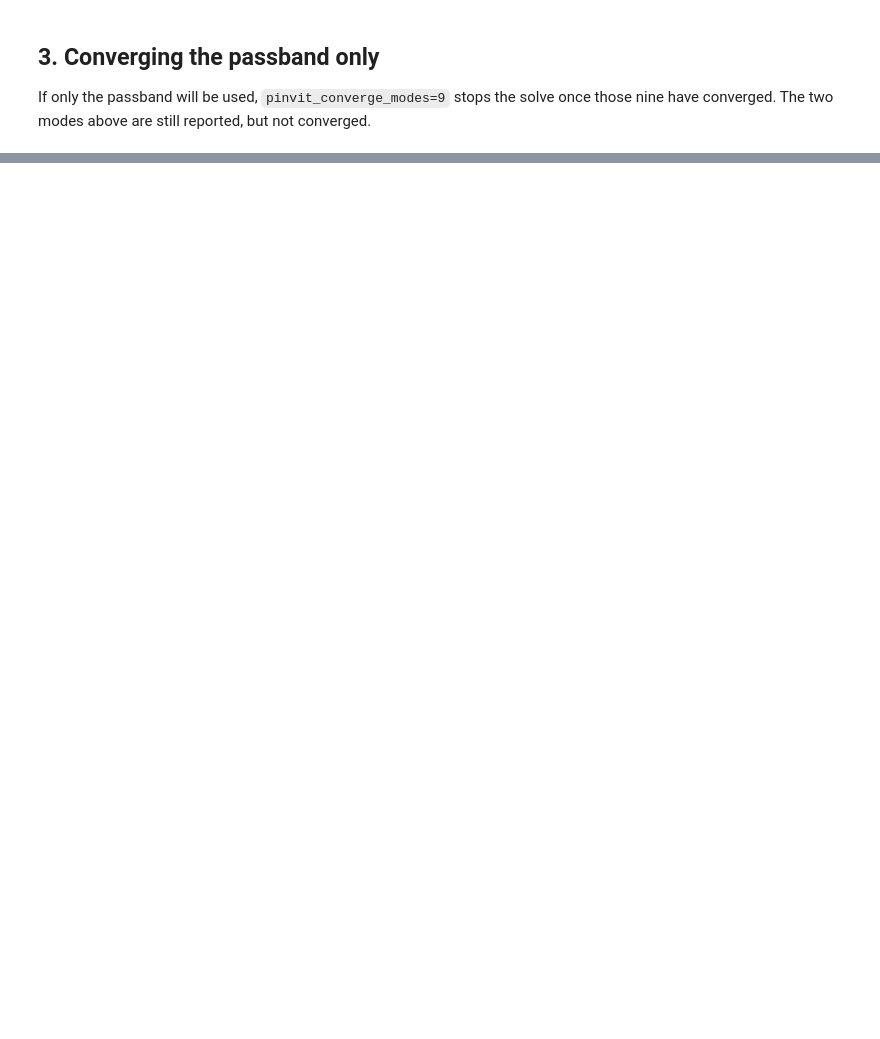
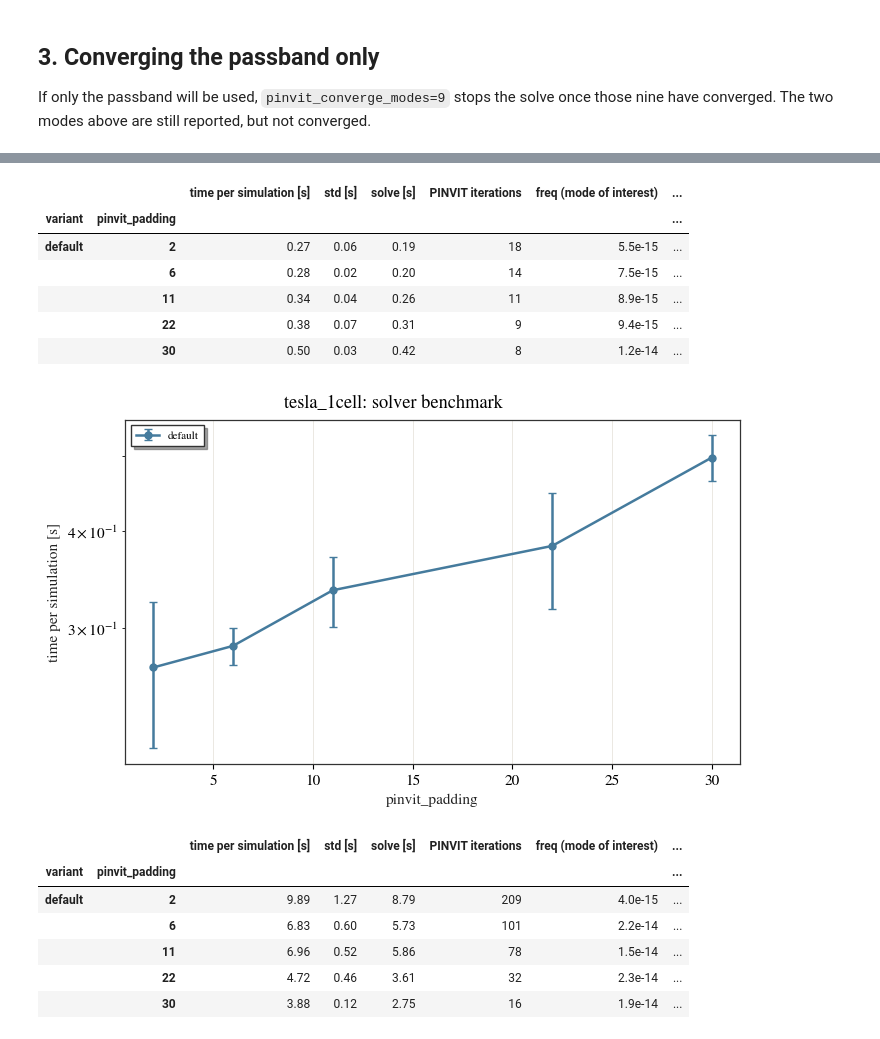
Before and after one commit to Dark-Elektron/cavsim2d, a Jupyter notebook: docs/source/examples/convergence/solver_settings.ipynb, the cells around one changed output, grey strips where cells are left out. Cells and saved outputs as stored; diff of their text form; code cells hidden in the pictures; blank space fills up the shorter version.

```diff
--- a/docs/source/examples/convergence/solver_settings.ipynb
+++ b/docs/source/examples/convergence/solver_settings.ipynb
@@ -174,0 +183,23 @@ the same without reporting them at all.
+# %%
+for cav in (cell, nine):
+    cav.eigenmode.benchmark(sweep={'pinvit_padding': [2, 6, 11, 22, 30]}, n_repeats=5,
+                            eigenmode_config=CONFIG)
+    display(show(cav.eigenmode.benchmark_table()))
+    cav.eigenmode.plot_benchmark(kind='time')
+    plt.show()
+# %% [output]
+|  |  | time per simulation [s] | std [s] | solve [s] | PINVIT iterations | freq (mode of interest) | ... |
+| variant | pinvit_padding |  |  |  |  |  | ... |
+| default | 2 | 0.27 | 0.06 | 0.19 | 18 | 5.5e-15 | ... |
+|  | 6 | 0.28 | 0.02 | 0.20 | 14 | 7.5e-15 | ... |
+|  | 11 | 0.34 | 0.04 | 0.26 | 11 | 8.9e-15 | ... |
+|  | 22 | 0.38 | 0.07 | 0.31 | 9 | 9.4e-15 | ... |
+|  | 30 | 0.50 | 0.03 | 0.42 | 8 | 1.2e-14 | ... |
+[figure, added]
+|  |  | time per simulation [s] | std [s] | solve [s] | PINVIT iterations | freq (mode of interest) | ... |
+| variant | pinvit_padding |  |  |  |  |  | ... |
+| default | 2 | 9.89 | 1.27 | 8.79 | 209 | 4.0e-15 | ... |
+|  | 6 | 6.83 | 0.60 | 5.73 | 101 | 2.2e-14 | ... |
+|  | 11 | 6.96 | 0.52 | 5.86 | 78 | 1.5e-14 | ... |
+|  | 22 | 4.72 | 0.46 | 3.61 | 32 | 2.3e-14 | ... |
+|  | 30 | 3.88 | 0.12 | 2.75 | 16 | 1.9e-14 | ... |
```
Also changed, not shown: parts of 17 cells of this notebook, 11 other files.
